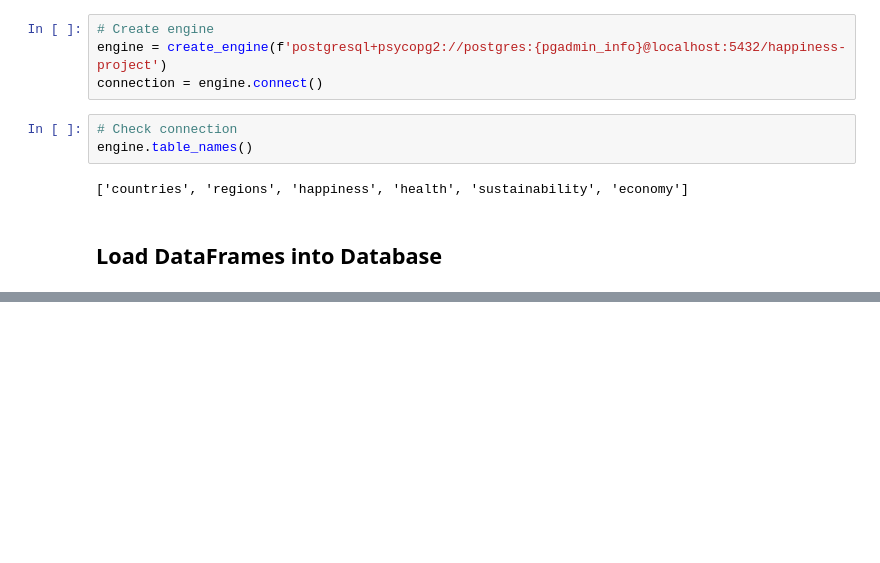
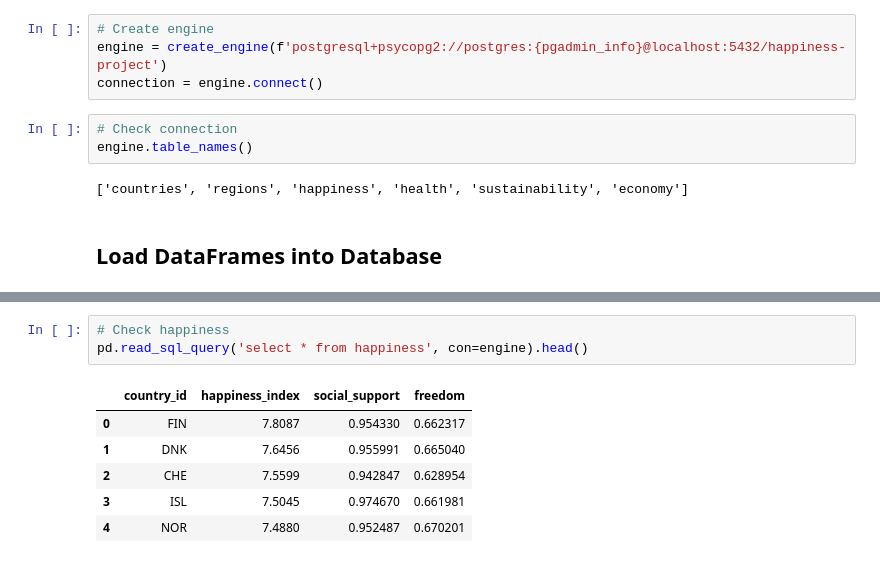
Before and after one commit to verocastillo/happiness-database, a Jupyter notebook: jupyter/main_notebook.ipynb, the cells around one changed output, grey strips where cells are left out. Drawn from its saved outputs; the diff is of its cells as text; blank space fills up the shorter version.

```diff
--- a/jupyter/main_notebook.ipynb
+++ b/jupyter/main_notebook.ipynb
@@ -204,0 +222,10 @@ DETAIL:  Key (country_id)=(AFG) already exists.
+# %%
+# Check happiness
+pd.read_sql_query('select * from happiness', con=engine).head()
+# %% [output]
+|  | country_id | happiness_index | social_support | freedom |
+| 0 | FIN | 7.8087 | 0.954330 | 0.662317 |
+| 1 | DNK | 7.6456 | 0.955991 | 0.665040 |
+| 2 | CHE | 7.5599 | 0.942847 | 0.628954 |
+| 3 | ISL | 7.5045 | 0.974670 | 0.661981 |
+| 4 | NOR | 7.4880 | 0.952487 | 0.670201 |
```
Also changed, not shown: parts of 8 cells of this notebook, 1 other file.
